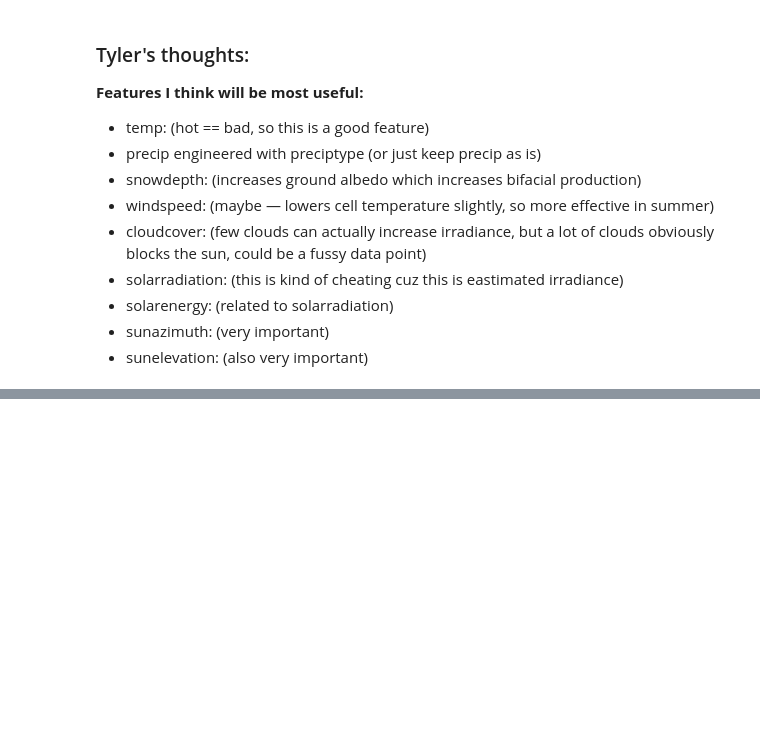
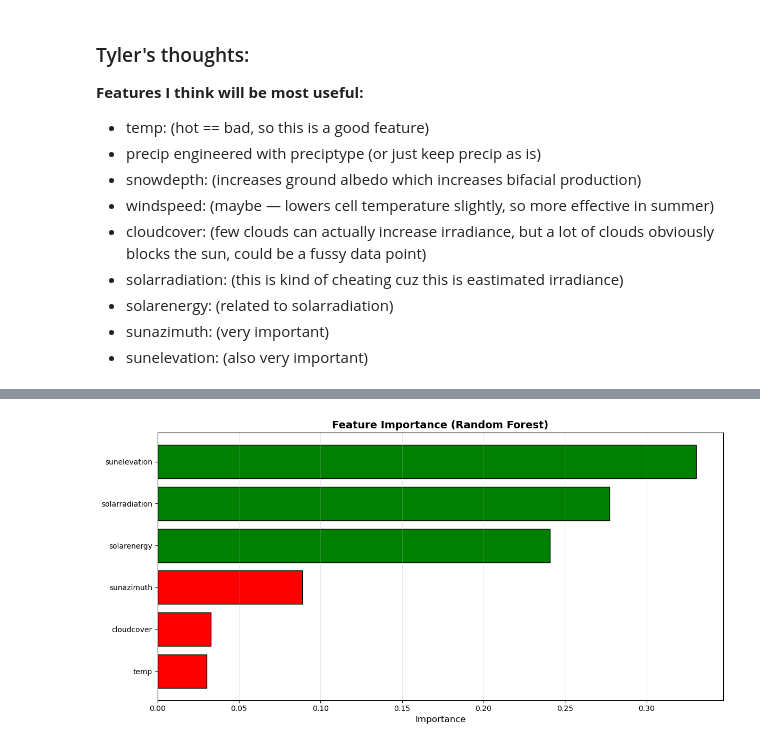
Before and after one commit to khakis23/JuniorDesignP1, a Jupyter notebook: main.ipynb, the cells around one changed output, grey strips where cells are left out. Saved outputs shown, nothing was run; the diff lists cells and outputs as text; code cells hidden in the pictures; blank space fills up the shorter version.

```diff
--- a/main.ipynb
+++ b/main.ipynb
@@ -264,0 +346,32 @@ TypeError: got an unexpected keyword argument 'squared'
+# %%
+import numpy as np
+
+# Raw importance values from your trained model
+importances = rf_model.model.feature_importances_
+
+# Feature names from training data
+feature_names = rf_model.x_train.columns
+
+# Sort indices from smallest → largest
+indices = np.argsort(importances)
+
+plt.figure(figsize=(12, 6))
+
+# Color bars: green if importance > 0.1
+colors = ['green' if importances[i] > 0.1 else 'red' for i in indices]
+
+plt.barh(range(len(importances)), importances[indices],
+         color=colors, edgecolor='black')
+
+plt.yticks(range(len(importances)),
+           [feature_names[i] for i in indices])
+
+plt.xlabel('Importance', fontsize=12)
+plt.title('Feature Importance (Random Forest)',
+          fontsize=14, fontweight='bold')
+
+plt.grid(axis='x', alpha=0.3)
+plt.tight_layout()
+plt.show()
+# %% [output]
+[figure, added]
```
Also changed, not shown: parts of 9 cells of this notebook, 2 other files.
